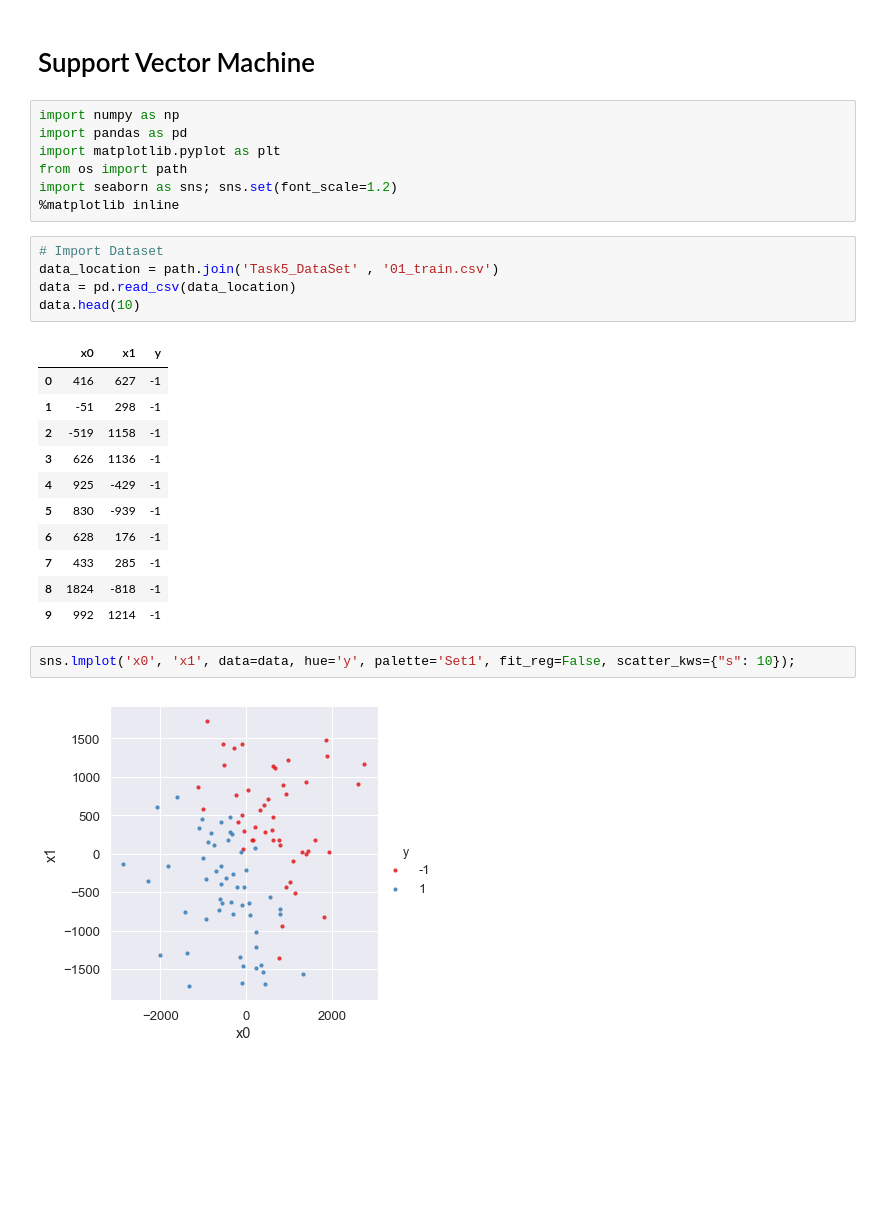
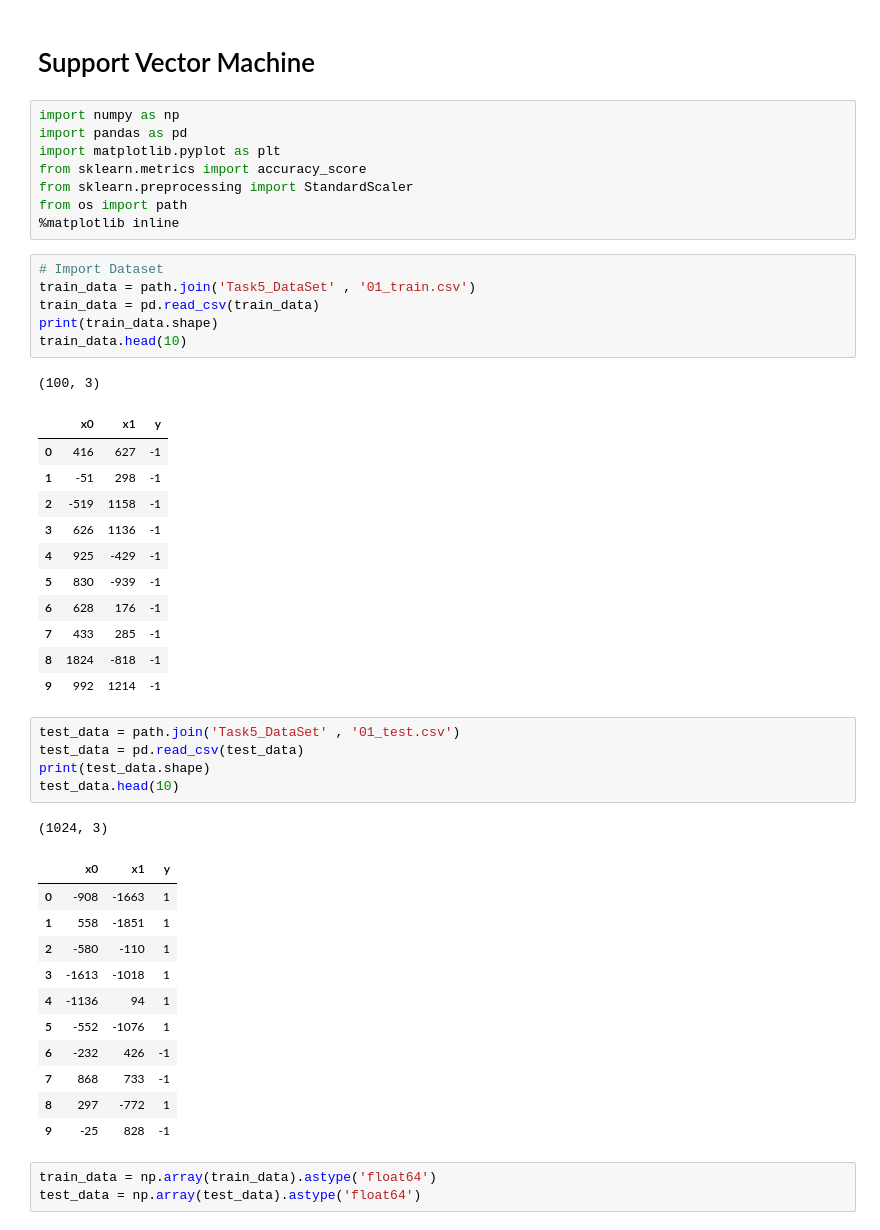
Before and after one commit to shivammehta25/Machine-Learning-Lab, a Jupyter notebook: Task 5 SVM.ipynb, the cells around one changed output. Saved outputs shown, nothing was run; the diff lists cells and outputs as text; blank space fills up the shorter version.

```diff
--- a/Task 5 SVM.ipynb
+++ b/Task 5 SVM.ipynb
@@ -4,15 +4,18 @@
 import numpy as np
 import pandas as pd
 import matplotlib.pyplot as plt
+from sklearn.metrics import accuracy_score
+from sklearn.preprocessing import StandardScaler
 from os import path
-import seaborn as sns; sns.set(font_scale=1.2)
 %matplotlib inline
 # %%
 # Import Dataset
-data_location = path.join('Task5_DataSet' , '01_train.csv')
-data = pd.read_csv(data_location)
-data.head(10)
+train_data = path.join('Task5_DataSet' , '01_train.csv')
+train_data = pd.read_csv(train_data)
+print(train_data.shape)
+train_data.head(10)
 # %% [output]
+(100, 3)
 |  | x0 | x1 | y |
 | 0 | 416 | 627 | -1 |
 | 1 | -51 | 298 | -1 |
@@ -24,7 +27,24 @@ data.head(10)
 | 7 | 433 | 285 | -1 |
 | 8 | 1824 | -818 | -1 |
 | 9 | 992 | 1214 | -1 |
-# %%
-sns.lmplot('x0', 'x1', data=data, hue='y', palette='Set1', fit_reg=False, scatter_kws={"s": 10});
-# %% [output]
-[figure, removed]
+# %%
+test_data = path.join('Task5_DataSet' , '01_test.csv')
+test_data = pd.read_csv(test_data)
+print(test_data.shape)
+test_data.head(10)
+# %% [output]
+(1024, 3)
+|  | x0 | x1 | y |
+| 0 | -908 | -1663 | 1 |
+| 1 | 558 | -1851 | 1 |
+| 2 | -580 | -110 | 1 |
+| 3 | -1613 | -1018 | 1 |
+| 4 | -1136 | 94 | 1 |
+| 5 | -552 | -1076 | 1 |
+| 6 | -232 | 426 | -1 |
+| 7 | 868 | 733 | -1 |
+| 8 | 297 | -772 | 1 |
+| 9 | -25 | 828 | -1 |
+# %%
+train_data = np.array(train_data).astype('float64')
+test_data = np.array(test_data).astype('float64')
```
Also changed, not shown: parts of 4 cells of this notebook.
